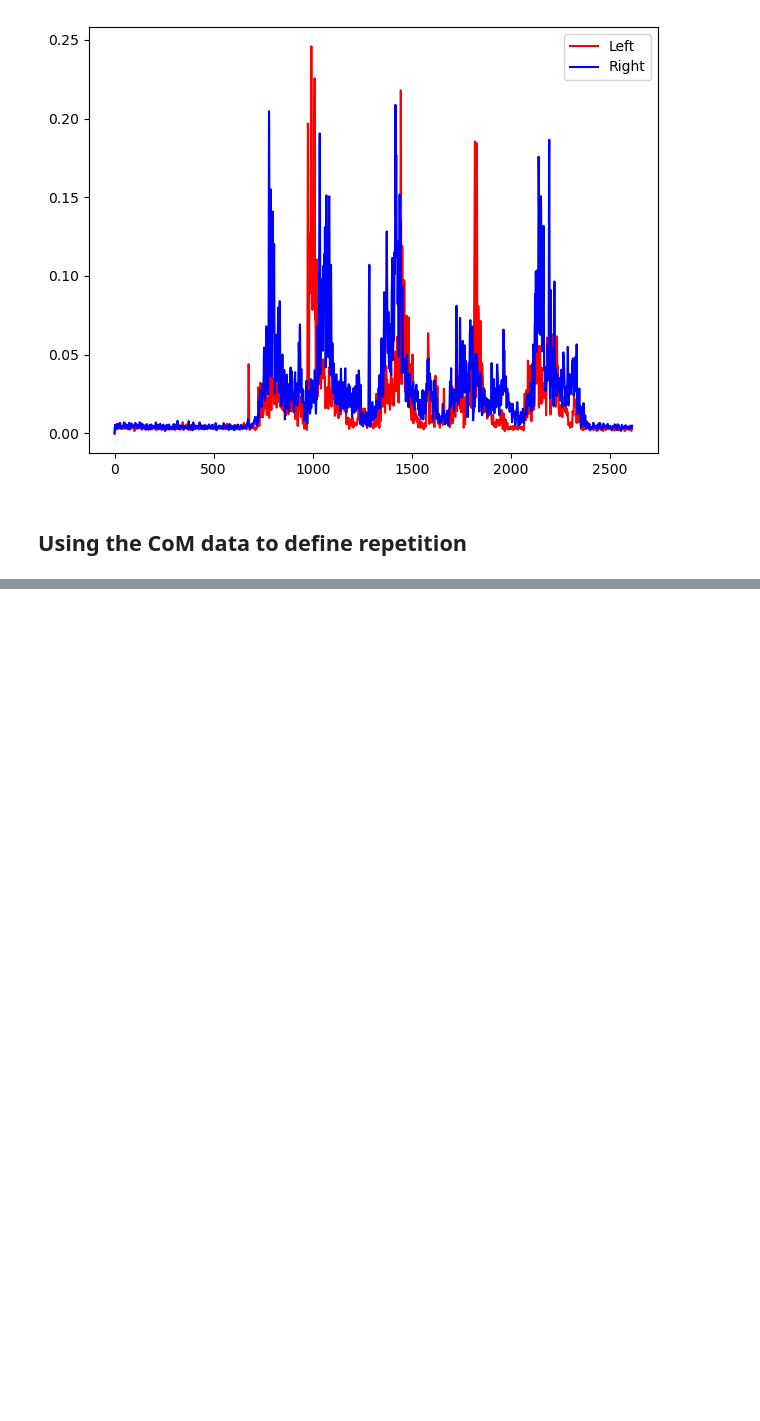
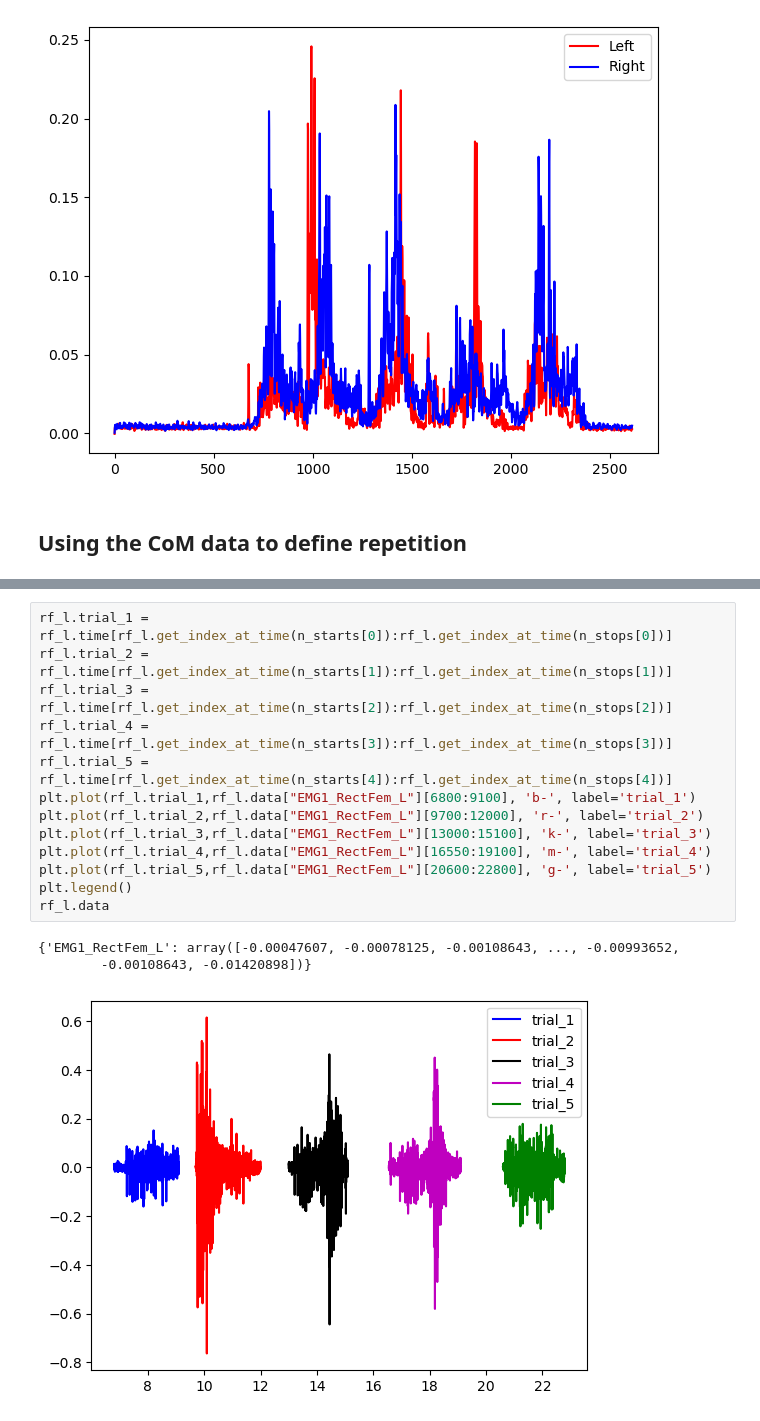
Before and after one commit to MuhammadUtoro/biomechanics, a Jupyter notebook: RF_RvsRF_L.ipynb, the cells around one changed output, grey strips where cells are left out. Saved outputs shown, nothing was run; the diff lists cells and outputs as text; blank space fills up the shorter version.

```diff
--- a/RF_RvsRF_L.ipynb
+++ b/RF_RvsRF_L.ipynb
@@ -75,0 +128,17 @@ l_asis.plot()
+# %%
+rf_l.trial_1 = rf_l.time[rf_l.get_index_at_time(n_starts[0]):rf_l.get_index_at_time(n_stops[0])]
+rf_l.trial_2 = rf_l.time[rf_l.get_index_at_time(n_starts[1]):rf_l.get_index_at_time(n_stops[1])]
+rf_l.trial_3 = rf_l.time[rf_l.get_index_at_time(n_starts[2]):rf_l.get_index_at_time(n_stops[2])]
+rf_l.trial_4 = rf_l.time[rf_l.get_index_at_time(n_starts[3]):rf_l.get_index_at_time(n_stops[3])]
+rf_l.trial_5 = rf_l.time[rf_l.get_index_at_time(n_starts[4]):rf_l.get_index_at_time(n_stops[4])]
+plt.plot(rf_l.trial_1,rf_l.data["EMG1_RectFem_L"][6800:9100], 'b-', label='trial_1')
+plt.plot(rf_l.trial_2,rf_l.data["EMG1_RectFem_L"][9700:12000], 'r-', label='trial_2')
+plt.plot(rf_l.trial_3,rf_l.data["EMG1_RectFem_L"][13000:15100], 'k-', label='trial_3')
+plt.plot(rf_l.trial_4,rf_l.data["EMG1_RectFem_L"][16550:19100], 'm-', label='trial_4')
+plt.plot(rf_l.trial_5,rf_l.data["EMG1_RectFem_L"][20600:22800], 'g-', label='trial_5')
+plt.legend()
+rf_l.data
+# %% [output]
+{'EMG1_RectFem_L': array([-0.00047607, -0.00078125, -0.00108643, ..., -0.00993652,
+        -0.00108643, -0.01420898])}
+[figure, added]
```
Also changed, not shown: parts of 6 cells of this notebook.
